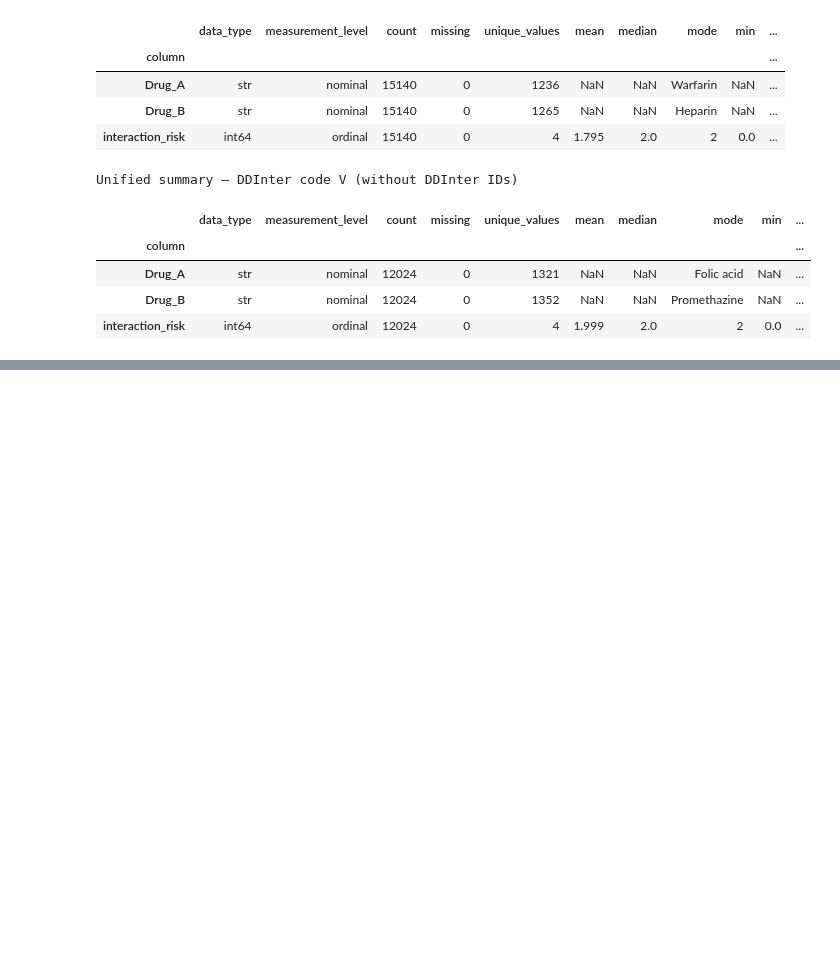
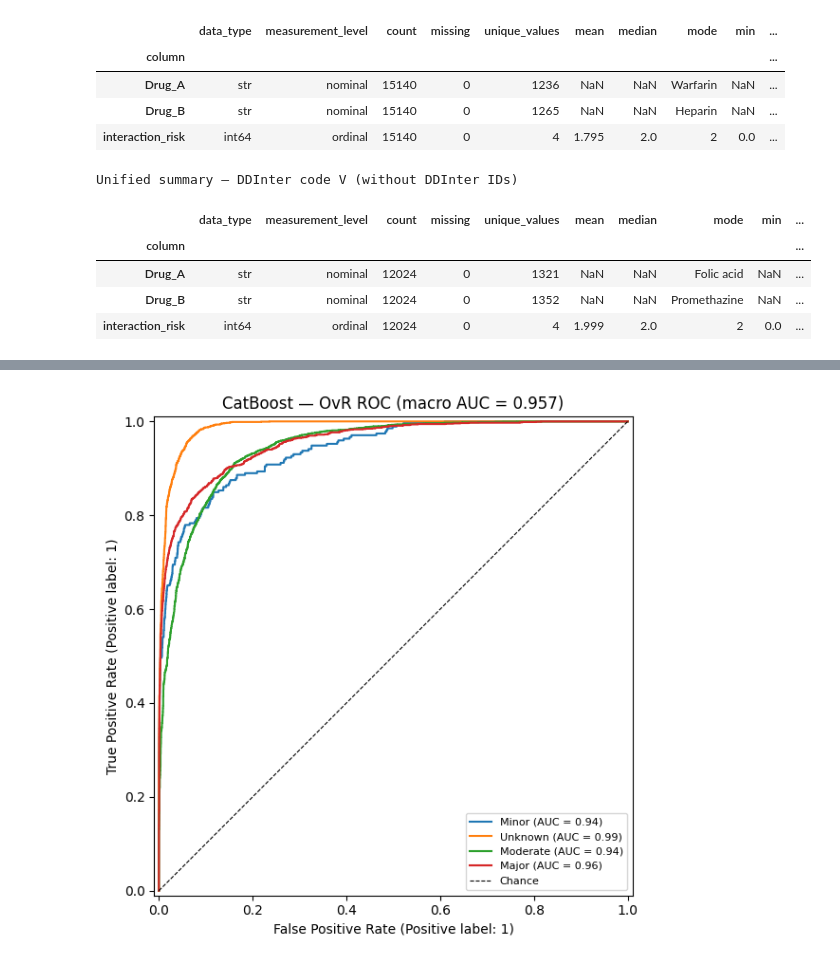
Before and after one commit to tnewman10/DDDM, a Jupyter notebook: Drug Interactions/Drug Interactions.ipynb, the cells around one changed output, grey strips where cells are left out. Cells and saved outputs as stored; diff of their text form; code cells hidden in the pictures; blank space fills up the shorter version.

```diff
--- a/Drug Interactions/Drug Interactions.ipynb
+++ b/Drug Interactions/Drug Interactions.ipynb
@@ -438,0 +557,94 @@ Unified summary — DDInter code V (without DDInter IDs)
+# %%
+# CatBoost — test-set evaluation
+from IPython.display import display
+import matplotlib.pyplot as plt
+from sklearn.metrics import (
+    RocCurveDisplay,
+    accuracy_score,
+    classification_report,
+    confusion_matrix,
+    ConfusionMatrixDisplay,
+    f1_score,
+    precision_score,
+    recall_score,
+    roc_auc_score,
+)
+from sklearn.preprocessing import label_binarize
+
+if "ddinter_catboost_model" not in globals():
+    raise NameError("Run the CatBoost modeling cell above first.")
+if "RISK_CLASS_IDS" not in globals():
+    if "LEVEL_ORDINAL" not in globals():
+        LEVEL_ORDINAL = {"Minor": 0, "Unknown": 1, "Moderate": 2, "Major": 3}
+    RISK_CLASS_IDS = sorted(LEVEL_ORDINAL.values())
+    RISK_CLASS_NAMES = [k for k, _ in sorted(LEVEL_ORDINAL.items(), key=lambda x: x[1])]
+
+y_prob_raw = ddinter_catboost_model.predict_proba(X_test)
+class_order = [int(c) for c in ddinter_catboost_model.classes_]
+y_prob = pd.DataFrame(y_prob_raw, columns=class_order)[RISK_CLASS_IDS].to_numpy()
+y_pred = ddinter_catboost_model.predict(X_test).astype(int)
+
+test_auc = roc_auc_score(
+    y_test,
+    y_prob,
+    multi_class="ovr",
+    average="macro",
+    labels=RISK_CLASS_IDS,
+)
+print(f"Test ROC AUC (macro OvR): {test_auc:.4f}")
+
+y_test_bin = label_binarize(y_test, classes=RISK_CLASS_IDS)
+fig, ax = plt.subplots(figsize=(7, 6))
+for i, class_id in enumerate(RISK_CLASS_IDS):
+    RocCurveDisplay.from_predictions(
+        y_test_bin[:, i],
+        y_prob[:, i],
+        ax=ax,
+        name=RISK_CLASS_NAMES[i],
+    )
+ax.plot([0, 1], [0, 1], "k--", lw=0.8, label="Chance")
+ax.set_title(f"CatBoost — OvR ROC (macro AUC = {test_auc:.3f})")
+ax.legend(loc="lower right", fontsize=8)
+fig.tight_layout()
+plt.show()
+
+cm = confusion_matrix(y_test, y_pred, labels=RISK_CLASS_IDS)
+print("Confusion matrix (rows = true, columns = predicted):")
+print(cm)
+
+fig_cm, ax_cm = plt.subplots(figsize=(6.5, 5.5))
+ConfusionMatrixDisplay(
+    confusion_matrix=cm,
+    display_labels=RISK_CLASS_NAMES,
+).plot(ax=ax_cm, cmap="Purples", colorbar=False)
+ax_cm.set_title("CatBoost — confusion matrix (test)")
+fig_cm.tight_layout()
+plt.show()
+
+ddinter_catboost_test_metrics = pd.Series(
+    {
+        "accuracy": accuracy_score(y_test, y_pred),
+        "precision": precision_score(
+            y_test, y_pred, average="macro", zero_division=0, labels=RISK_CLASS_IDS
+        ),
+        "recall": recall_score(
+            y_test, y_pred, average="macro", zero_division=0, labels=RISK_CLASS_IDS
+        ),
+        "f1": f1_score(
+            y_test, y_pred, average="macro", zero_division=0, labels=RISK_CLASS_IDS
+        ),
+        "roc_auc_macro_ovr": test_auc,
+    },
+    name="catboost",
+)
+display(ddinter_catboost_test_metrics.to_frame())
+print(
+    classification_report(
+        y_test,
+        y_pred,
+        labels=RISK_CLASS_IDS,
+        target_names=RISK_CLASS_NAMES,
+        digits=3,
+    )
+)
+# %% [output]
@@ -438,0 +652 @@ Unified summary — DDInter code V (without DDInter IDs)
+[figure, added]
```
Also changed, not shown: parts of 3 cells of this notebook, 21 other files.
